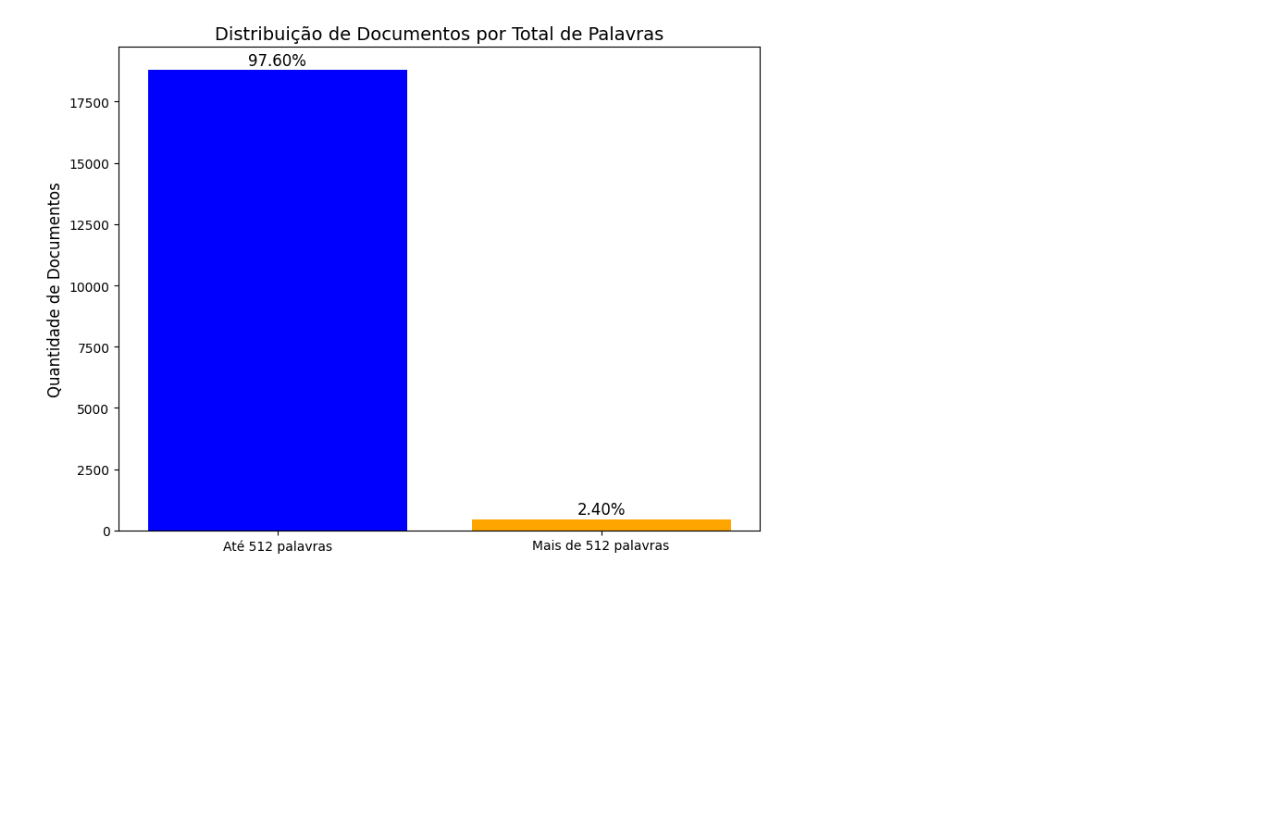
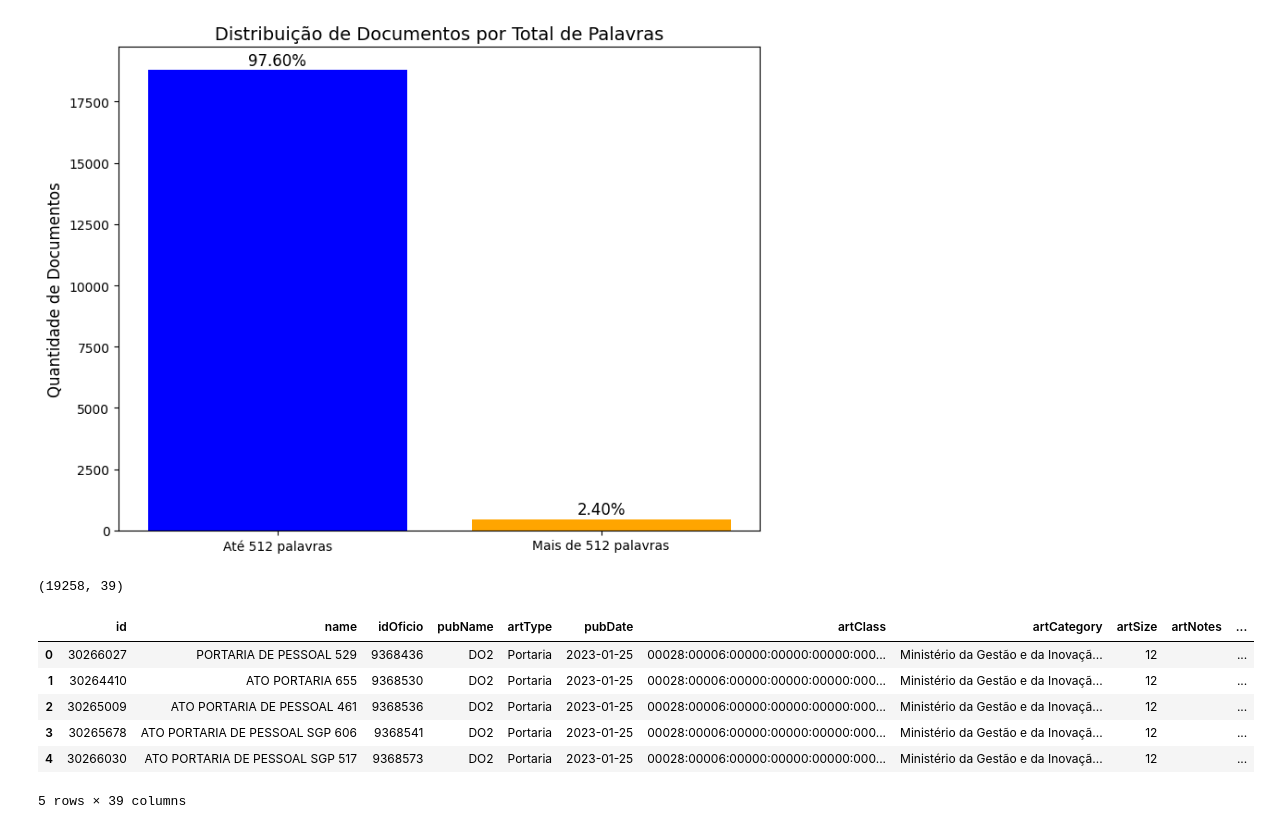
Before and after one commit to aqcorreia/PPCA-MD-Trabalho, a Jupyter notebook: 02_Tratamento_AnaliseDescritiva.ipynb, the cells around one changed output. Drawn from its saved outputs; the diff is of its cells as text; code cells hidden in the pictures; blank space fills up the shorter version.

```diff
--- a/02_Tratamento_AnaliseDescritiva.ipynb
+++ b/02_Tratamento_AnaliseDescritiva.ipynb
@@ -266,3 +268,21 @@ plt.tight_layout()
 plt.show()
 # %% [output]
 [figure]
+# %%
+# Lê o arquivo Parquet
+df_portarias_mgi = pd.read_parquet(f'./saida/03_3_DOU{secao}_portarias_mgi_tratado_NER_lematizado.parquet')  # ou engine='fastparquet'
+
+# Exibe as primeiras linhas do DataFrame
+df_portarias_mgi.shape
+# %% [output]
+(19258, 39)
+# %%
+df_portarias_mgi.head()
+# %% [output]
+|  | id | name | idOficio | pubName | artType | pubDate | artClass | artCategory | artSize | artNotes | ... |
+| 0 | 30266027 | PORTARIA DE PESSOAL 529 | 9368436 | DO2 | Portaria | 2023-01-25 | 00028:00006:00000:00000:00000:000... | Ministério da Gestão e da Inovaçã... | 12 |  | ... |
+| 1 | 30264410 | ATO PORTARIA 655 | 9368530 | DO2 | Portaria | 2023-01-25 | 00028:00006:00000:00000:00000:000... | Ministério da Gestão e da Inovaçã... | 12 |  | ... |
+| 2 | 30265009 | ATO PORTARIA DE PESSOAL 461 | 9368536 | DO2 | Portaria | 2023-01-25 | 00028:00006:00000:00000:00000:000... | Ministério da Gestão e da Inovaçã... | 12 |  | ... |
+| 3 | 30265678 | ATO PORTARIA DE PESSOAL SGP 606 | 9368541 | DO2 | Portaria | 2023-01-25 | 00028:00006:00000:00000:00000:000... | Ministério da Gestão e da Inovaçã... | 12 |  | ... |
+| 4 | 30266030 | ATO PORTARIA DE PESSOAL SGP 517 | 9368573 | DO2 | Portaria | 2023-01-25 | 00028:00006:00000:00000:00000:000... | Ministério da Gestão e da Inovaçã... | 12 |  | ... |
+5 rows × 39 columns
```
Also changed, not shown: parts of 6 cells of this notebook, 3 other files.
